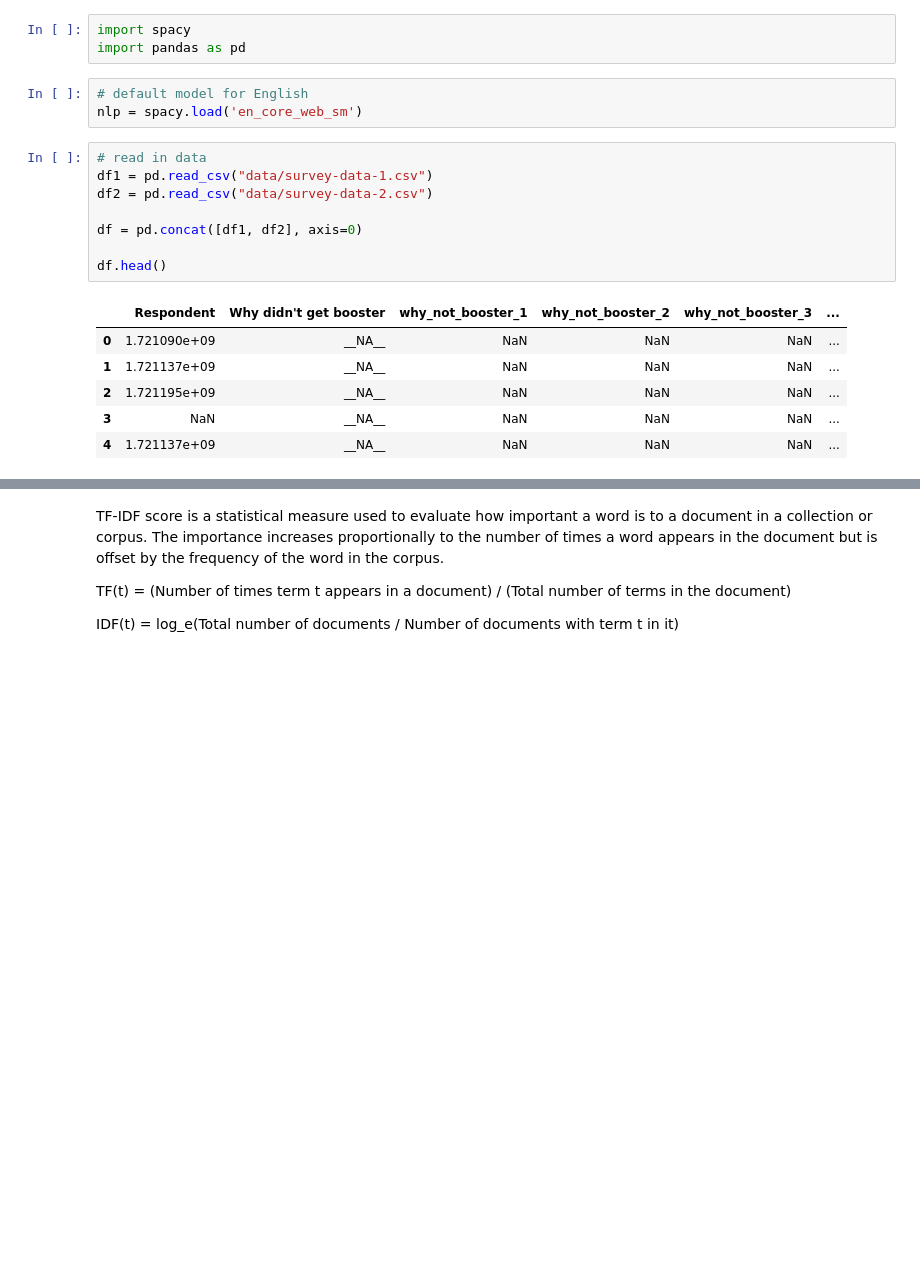
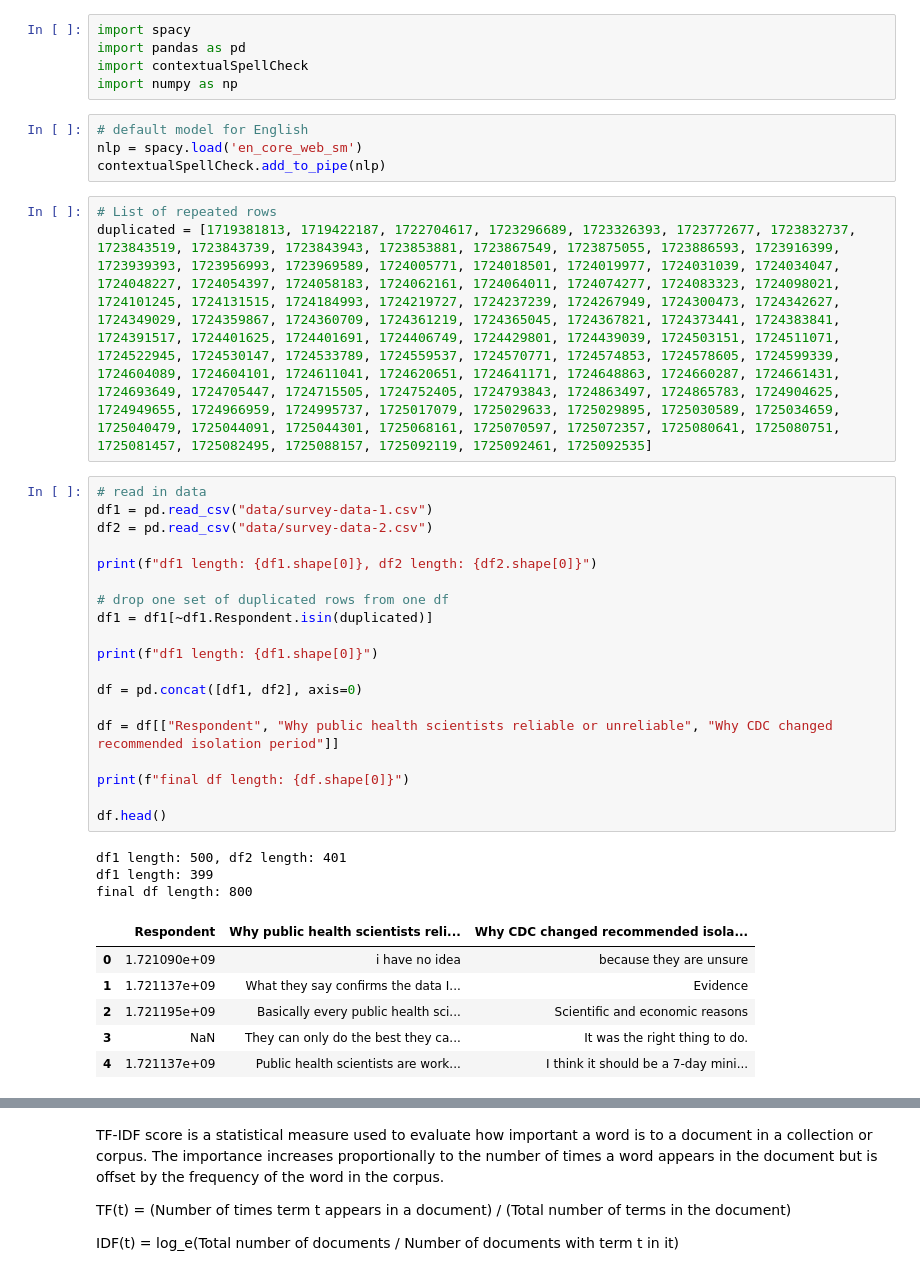
Before and after one commit to thepolicylab/RIDOHcoding, a Jupyter notebook: survey-text-analysis.ipynb, the cells around one changed output, grey strips where cells are left out. Cells and saved outputs as stored; diff of their text form; blank space fills up the shorter version.

```diff
--- a/survey-text-analysis.ipynb
+++ b/survey-text-analysis.ipynb
@@ -1,24 +1,44 @@
 # %%
 import spacy
 import pandas as pd
+import contextualSpellCheck
+import numpy as np
 # %%
 # default model for English
 nlp = spacy.load('en_core_web_sm')
+contextualSpellCheck.add_to_pipe(nlp)
+# %%
+# List of repeated rows
+duplicated = [1719381813, 1719422187, 1722704617, 1723296689, 1723326393, 1723772677, 1723832737, 1723843519, 1723843739, 1723843943, 1723853881, 1723867549, 1723875055, 1723886593, 1723916399, 1723939393, 1723956993, 1723969589, 1724005771, 1724018501, 1724019977, 1724031039, 1724034047, 1724048227, 1724054397, 1724058183, 1724062161, 1724064011, 1724074277, 1724083323, 1724098021, 1724101245, 1724131515, 1724184993, 1724219727, 1724237239, 1724267949, 1724300473, 1724342627, 1724349029, 1724359867, 1724360709, 1724361219, 1724365045, 1724367821, 1724373441, 1724383841, 1724391517, 1724401625, 1724401691, 1724406749, 1724429801, 1724439039, 1724503151, 1724511071, 1724522945, 1724530147, 1724533789, 1724559537, 1724570771, 1724574853, 1724578605, 1724599339, 1724604089, 1724604101, 1724611041, 1724620651, 1724641171, 1724648863, 1724660287, 1724661431, 1724693649, 1724705447, 1724715505, 1724752405, 1724793843, 1724863497, 1724865783, 1724904625, 1724949655, 1724966959, 1724995737, 1725017079, 1725029633, 1725029895, 1725030589, 1725034659, 1725040479, 1725044091, 1725044301, 1725068161, 1725070597, 1725072357, 1725080641, 1725080751, 1725081457, 1725082495, 1725088157, 1725092119, 1725092461, 1725092535]
 # %%
 # read in data
 df1 = pd.read_csv("data/survey-data-1.csv")
 df2 = pd.read_csv("data/survey-data-2.csv")
 
+print(f"df1 length: {df1.shape[0]}, df2 length: {df2.shape[0]}")
+
+# drop one set of duplicated rows from one df
+df1 = df1[~df1.Respondent.isin(duplicated)]
+
+print(f"df1 length: {df1.shape[0]}")
+
 df = pd.concat([df1, df2], axis=0)
 
+df = df[["Respondent", "Why public health scientists reliable or unreliable", "Why CDC changed recommended isolation period"]]
+
+print(f"final df length: {df.shape[0]}")
+
 df.head()
 # %% [output]
+df1 length: 500, df2 length: 401
+df1 length: 399
+final df length: 800
-|  | Respondent | Why didn't get booster | why_not_booster_1 | why_not_booster_2 | why_not_booster_3 | ... |
-| 0 | 1.721090e+09 | __NA__ | NaN | NaN | NaN | ... |
-| 1 | 1.721137e+09 | __NA__ | NaN | NaN | NaN | ... |
-| 2 | 1.721195e+09 | __NA__ | NaN | NaN | NaN | ... |
-| 3 | NaN | __NA__ | NaN | NaN | NaN | ... |
-| 4 | 1.721137e+09 | __NA__ | NaN | NaN | NaN | ... |
+|  | Respondent | Why public health scientists reli... | Why CDC changed recommended isola... |
+| 0 | 1.721090e+09 | i have no idea | because they are unsure |
+| 1 | 1.721137e+09 | What they say confirms the data I... | Evidence |
+| 2 | 1.721195e+09 | Basically every public health sci... | Scientific and economic reasons |
+| 3 | NaN | They can only do the best they ca... | It was the right thing to do. |
+| 4 | 1.721137e+09 | Public health scientists are work... | I think it should be a 7-day mini... |
 # %%
 df.info()
 # %% [output]
```
Also changed, not shown: parts of 22 cells of this notebook, 2 other files.
